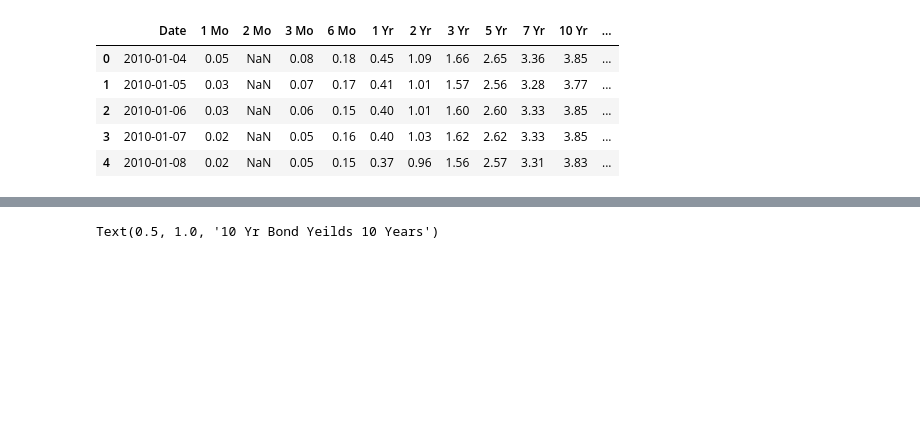
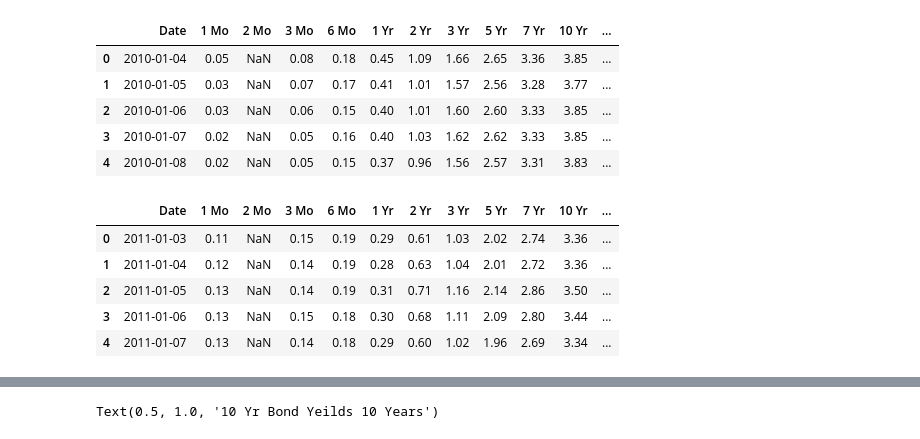
Before and after one commit to akframe123/bigdataproject, a Jupyter notebook: project.ipynb, the cells around one changed output, grey strips where cells are left out. Saved outputs shown, nothing was run; the diff lists cells and outputs as text; code cells hidden in the pictures; blank space fills up the shorter version.

```diff
--- a/project.ipynb
+++ b/project.ipynb
@@ -105,7 +107,17 @@ yeild_10.head()
 | 4 | 2010-01-08 | 0.02 | NaN | 0.05 | 0.15 | 0.37 | 0.96 | 1.56 | 2.57 | 3.31 | 3.83 | ... |
 # %%
 yeild_11 = pd.read_csv('yeild_2011.csv',header='infer')
-# yeild_11.head()
+yeild_11["Date"] = pd.to_datetime(yeild_11["Date"])
+yeild_11["difference"] = yeild_11["10 Yr"] - yeild_11["1 Yr"]
+
+yeild_11.head()
 # yeild_11.shape
+# %% [output]
+|  | Date | 1 Mo | 2 Mo | 3 Mo | 6 Mo | 1 Yr | 2 Yr | 3 Yr | 5 Yr | 7 Yr | 10 Yr | ... |
+| 0 | 2011-01-03 | 0.11 | NaN | 0.15 | 0.19 | 0.29 | 0.61 | 1.03 | 2.02 | 2.74 | 3.36 | ... |
+| 1 | 2011-01-04 | 0.12 | NaN | 0.14 | 0.19 | 0.28 | 0.63 | 1.04 | 2.01 | 2.72 | 3.36 | ... |
+| 2 | 2011-01-05 | 0.13 | NaN | 0.14 | 0.19 | 0.31 | 0.71 | 1.16 | 2.14 | 2.86 | 3.50 | ... |
+| 3 | 2011-01-06 | 0.13 | NaN | 0.15 | 0.18 | 0.30 | 0.68 | 1.11 | 2.09 | 2.80 | 3.44 | ... |
+| 4 | 2011-01-07 | 0.13 | NaN | 0.14 | 0.18 | 0.29 | 0.60 | 1.02 | 1.96 | 2.69 | 3.34 | ... |
 # %%
 yeild_12 = pd.read_csv('yeild_2012.csv',header='infer')
```
Also changed, not shown: parts of 14 cells of this notebook.
